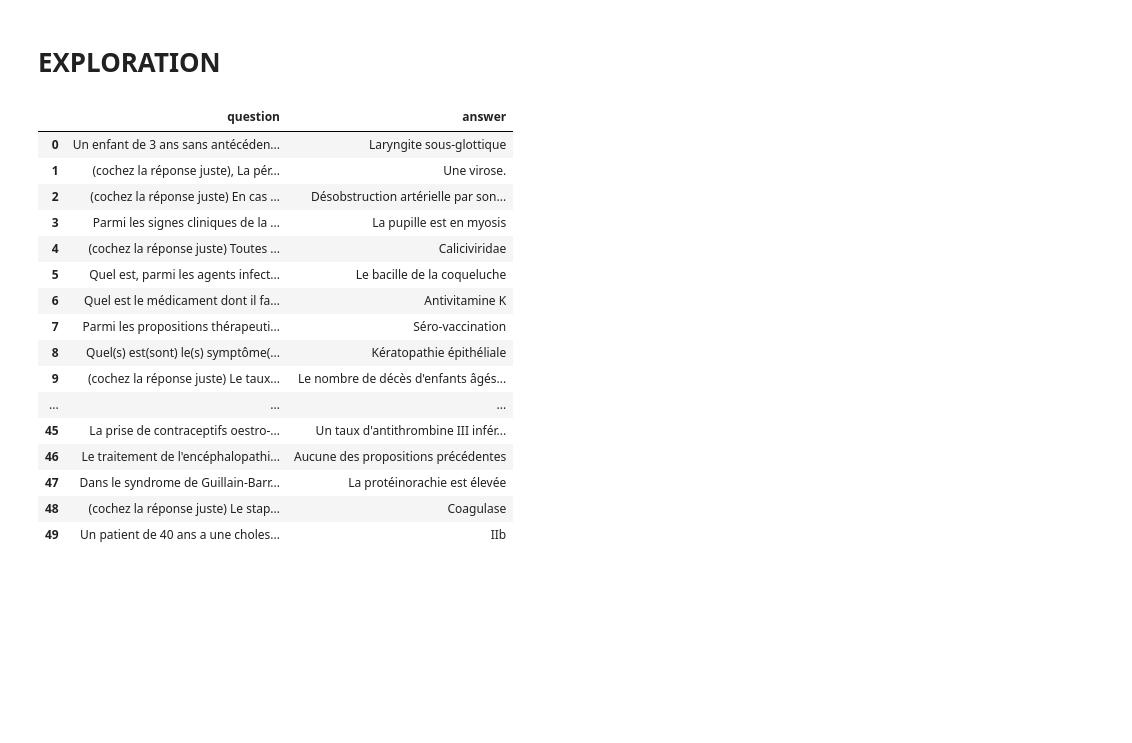
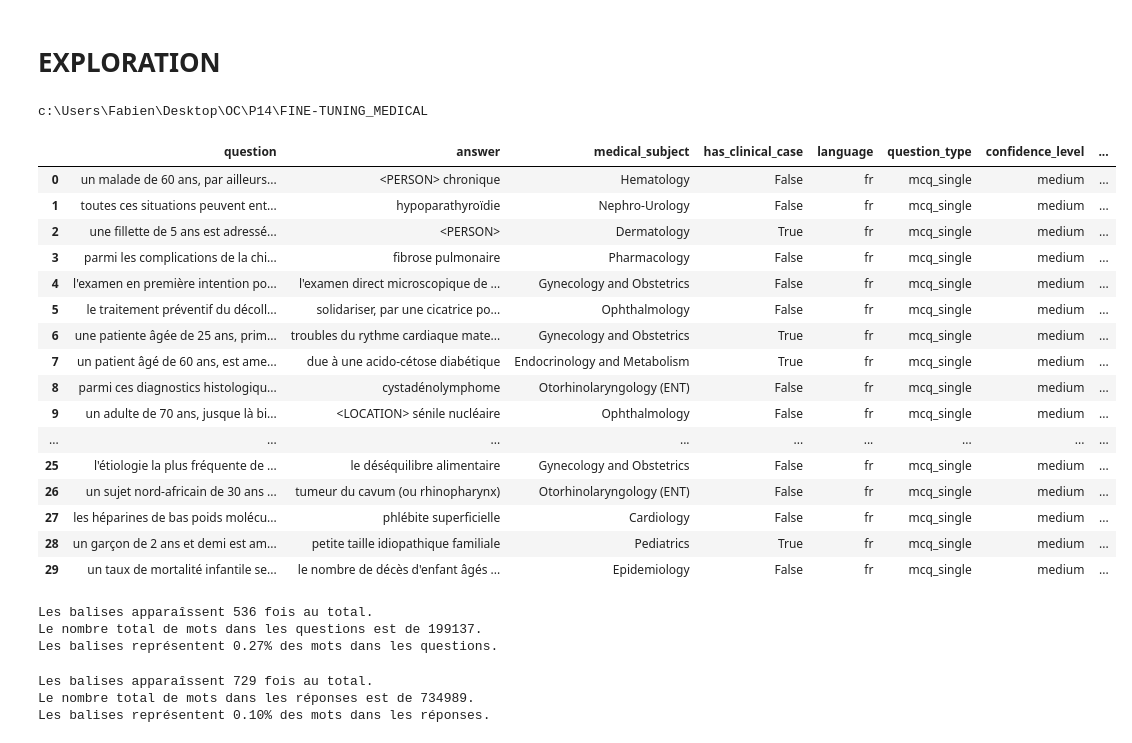
Before and after one commit to RandomFab/medical-triage-llm-finetuning, a Jupyter notebook: notebooks/EDA/sft_dataset_analysis.ipynb, the cells around one changed output. Drawn from its saved outputs; the diff is of its cells as text; code cells hidden in the pictures; blank space fills up the shorter version.

```diff
--- a/notebooks/EDA/sft_dataset_analysis.ipynb
+++ b/notebooks/EDA/sft_dataset_analysis.ipynb
@@ -2,25 +2,51 @@
 # EXPLORATION
 # %%
 import pandas as pd
+from pathlib import Path
+
 pd.set_option('display.max_colwidth', None)
+ROOT_PROJECT = Path.cwd().parent.parent
+print(ROOT_PROJECT)
+# %% [output]
+c:\Users\Fabien\Desktop\OC\P14\FINE-TUNING_MEDICAL
 # %%
-df = pd.read_parquet("gs://p14-medical-data/processed_data/sft_dataset/sft_dataset.parquet")
-df.head(50)
+df = pd.read_parquet(ROOT_PROJECT / "data" / "processed" / "sft_dataset" / "sft_dataset.parquet")
+df.head(30)
 # %% [output]
-|  | question | answer |
-| 0 | Un enfant de 3 ans sans antécéden... | Laryngite sous-glottique |
-| 1 | (cochez la réponse juste), La pér... | Une virose. |
-| 2 | (cochez la réponse juste) En cas ... | Désobstruction artérielle par son... |
-| 3 | Parmi les signes cliniques de la ... | La pupille est en myosis |
-| 4 | (cochez la réponse juste) Toutes ... | Caliciviridae |
-| 5 | Quel est, parmi les agents infect... | Le bacille de la coqueluche |
-| 6 | Quel est le médicament dont il fa... | Antivitamine K |
-| 7 | Parmi les propositions thérapeuti... | Séro-vaccination |
-| 8 | Quel(s) est(sont) le(s) symptôme(... | Kératopathie épithéliale |
-| 9 | (cochez la réponse juste) Le taux... | Le nombre de décès d'enfants âgés... |
-| ... | ... | ... |
-| 45 | La prise de contraceptifs oestro-... | Un taux d'antithrombine III infér... |
-| 46 | Le traitement de l'encéphalopathi... | Aucune des propositions précédentes |
-| 47 | Dans le syndrome de Guillain-Barr... | La protéinorachie est élevée |
-| 48 | (cochez la réponse juste) Le stap... | Coagulase |
-| 49 | Un patient de 40 ans a une choles... | IIb |
+|  | question | answer | medical_subject | has_clinical_case | language | question_type | confidence_level | ... |
+| 0 | un malade de 60 ans, par ailleurs... | <PERSON> chronique | Hematology | False | fr | mcq_single | medium | ... |
+| 1 | toutes ces situations peuvent ent... | hypoparathyroïdie | Nephro-Urology | False | fr | mcq_single | medium | ... |
+| 2 | une fillette de 5 ans est adressé... | <PERSON> | Dermatology | True | fr | mcq_single | medium | ... |
+| 3 | parmi les complications de la chi... | fibrose pulmonaire | Pharmacology | False | fr | mcq_single | medium | ... |
+| 4 | l'examen en première intention po... | l'examen direct microscopique de ... | Gynecology and Obstetrics | False | fr | mcq_single | medium | ... |
+| 5 | le traitement préventif du décoll... | solidariser, par une cicatrice po... | Ophthalmology | False | fr | mcq_single | medium | ... |
+| 6 | une patiente âgée de 25 ans, prim... | troubles du rythme cardiaque mate... | Gynecology and Obstetrics | True | fr | mcq_single | medium | ... |
+| 7 | un patient âgé de 60 ans, est ame... | due à une acido-cétose diabétique | Endocrinology and Metabolism | True | fr | mcq_single | medium | ... |
+| 8 | parmi ces diagnostics histologiqu... | cystadénolymphome | Otorhinolaryngology (ENT) | False | fr | mcq_single | medium | ... |
+| 9 | un adulte de 70 ans, jusque là bi... | <LOCATION> sénile nucléaire | Ophthalmology | False | fr | mcq_single | medium | ... |
+| ... | ... | ... | ... | ... | ... | ... | ... | ... |
+| 25 | l'étiologie la plus fréquente de ... | le déséquilibre alimentaire | Gynecology and Obstetrics | False | fr | mcq_single | medium | ... |
+| 26 | un sujet nord-africain de 30 ans ... | tumeur du cavum (ou rhinopharynx) | Otorhinolaryngology (ENT) | False | fr | mcq_single | medium | ... |
+| 27 | les héparines de bas poids molécu... | phlébite superficielle | Cardiology | False | fr | mcq_single | medium | ... |
+| 28 | un garçon de 2 ans et demi est am... | petite taille idiopathique familiale | Pediatrics | True | fr | mcq_single | medium | ... |
+| 29 | un taux de mortalité infantile se... | le nombre de décès d'enfant âgés ... | Epidemiology | False | fr | mcq_single | medium | ... |
+# %%
+total_count = df['question'].str.count('LOCATION').sum()
+nb_words = df['question'].str.split().apply(len).sum()
+print(f"Les balises apparaîssent {total_count} fois au total.")
+print(f"Le nombre total de mots dans les questions est de {nb_words}.")
+print(f"Les balises représentent {total_count/nb_words:.2%} des mots dans les questions.")
+# %% [output]
+Les balises apparaîssent 536 fois au total.
+Le nombre total de mots dans les questions est de 199137.
+Les balises représentent 0.27% des mots dans les questions.
+# %%
+total_count = df['answer'].str.count('<LOCATION>').sum()
+nb_words = df['answer'].str.split().apply(len).sum()
+print(f"Les balises apparaîssent {total_count} fois au total.")
+print(f"Le nombre total de mots dans les réponses est de {nb_words}.")
+print(f"Les balises représentent {total_count/nb_words:.2%} des mots dans les réponses.")
+# %% [output]
+Les balises apparaîssent 729 fois au total.
+Le nombre total de mots dans les réponses est de 734989.
+Les balises représentent 0.10% des mots dans les réponses.
```
Also changed, not shown: parts of 1 cell of this notebook, 1 other file.
